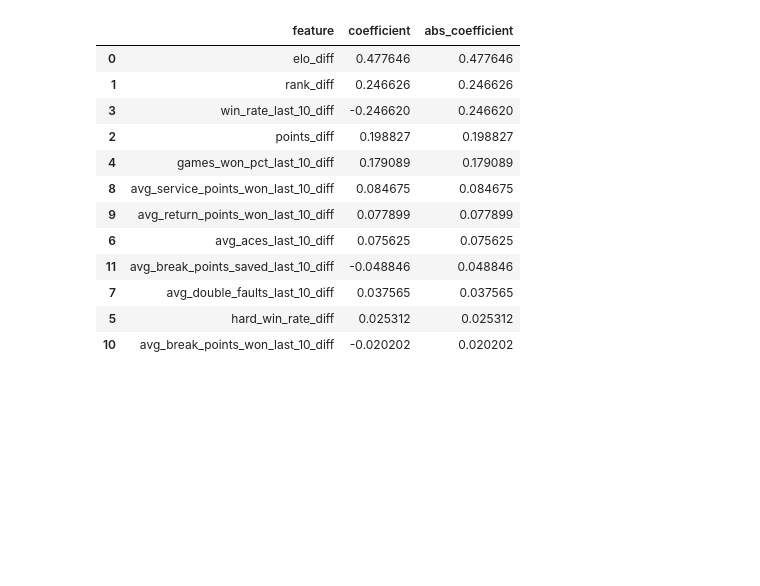
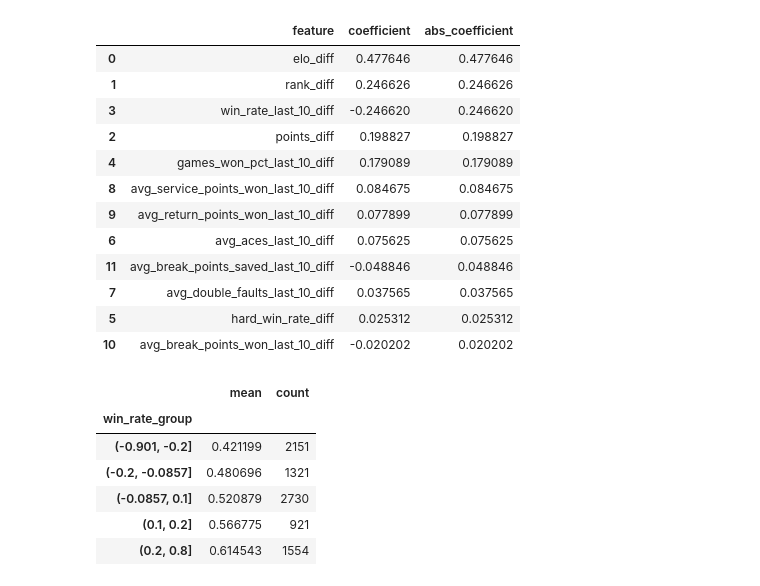
Before and after one commit to chirag330/Tennis-ML-Predictor---US-Open, a Jupyter notebook: Main.ipynb, the cells around one changed output. Saved outputs shown, nothing was run; the diff lists cells and outputs as text; code cells hidden in the pictures; blank space fills up the shorter version.

```diff
--- a/Main.ipynb
+++ b/Main.ipynb
@@ -2300,3 +2300,29 @@ v3_coefficients
 | 7 | avg_double_faults_last_10_diff | 0.037565 | 0.037565 |
 | 5 | hard_win_rate_diff | 0.025312 | 0.025312 |
 | 10 | avg_break_points_won_last_10_diff | -0.020202 | 0.020202 |
+# %%
+# Performing Audit to check the relationship between win_rate_last_10 and the predicting variable
+win_rate_audit = validation_v3.copy()
+
+win_rate_audit["win_rate_group"] = pd.qcut(
+    win_rate_audit["win_rate_last_10_diff"],
+    q=5,
+    duplicates="drop"
+)
+
+win_rate_check = (
+    win_rate_audit
+    .groupby("win_rate_group", observed=True)
+    ["home_win"]
+    .agg(["mean", "count"])
+)
+
+win_rate_check
+# %% [output]
+|  | mean | count |
+| win_rate_group |  |  |
+| (-0.901, -0.2] | 0.421199 | 2151 |
+| (-0.2, -0.0857] | 0.480696 | 1321 |
+| (-0.0857, 0.1] | 0.520879 | 2730 |
+| (0.1, 0.2] | 0.566775 | 921 |
+| (0.2, 0.8] | 0.614543 | 1554 |
```
Also changed, not shown: parts of 10 cells of this notebook.
